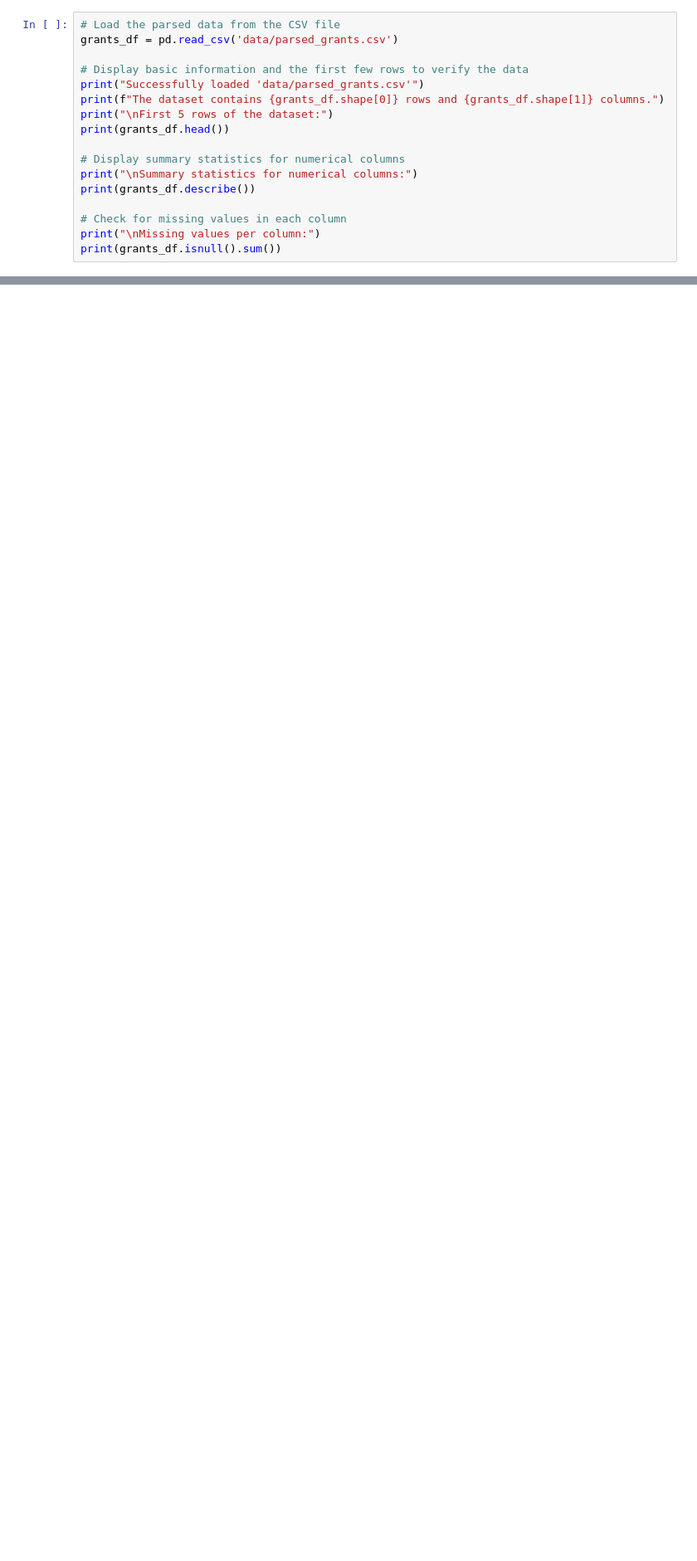
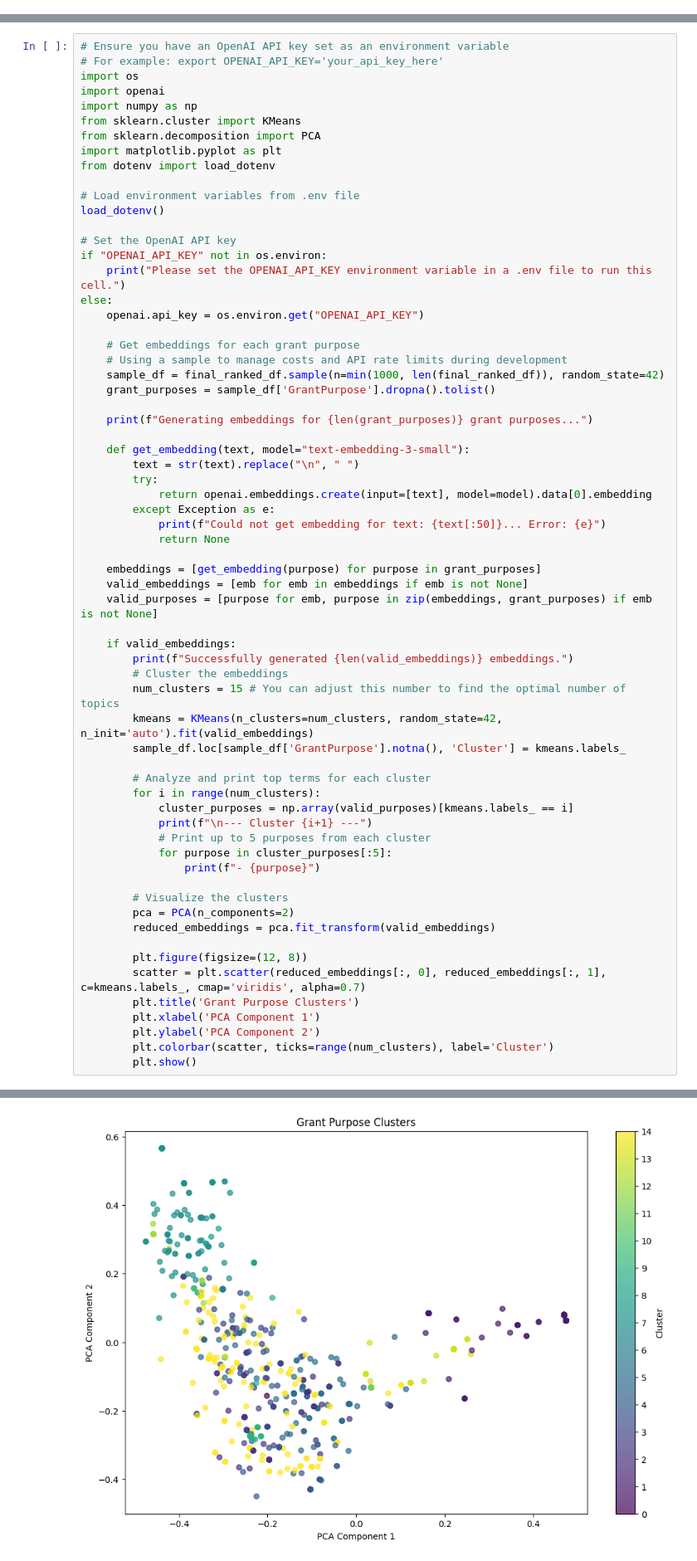
Before and after one commit to bklosk/project-donors, a Jupyter notebook: analysis.ipynb, the cells around one changed output, grey strips where cells are left out. Shown: that part at 83% size. Saved outputs shown, nothing was run; the diff lists cells and outputs as text; blank space fills up the shorter version.

```diff
--- a/analysis.ipynb
+++ b/analysis.ipynb
@@ -38,20 +38,3 @@ RecipientZIP       327376
 GrantAmount             0
 GrantPurpose         7388
 dtype: int64
-# %%
-# Load the parsed data from the CSV file
-grants_df = pd.read_csv('data/parsed_grants.csv')
-
-# Display basic information and the first few rows to verify the data
-print("Successfully loaded 'data/parsed_grants.csv'")
-print(f"The dataset contains {grants_df.shape[0]} rows and {grants_df.shape[1]} columns.")
-print("\nFirst 5 rows of the dataset:")
-print(grants_df.head())
-
-# Display summary statistics for numerical columns
-print("\nSummary statistics for numerical columns:")
-print(grants_df.describe())
-
-# Check for missing values in each column
-print("\nMissing values per column:")
-print(grants_df.isnull().sum())
@@ -160,0 +108,66 @@ Top 20 Kidney-Related Grants, Ranked by Filer's Average Grant Amount:
+# %%
+# Ensure you have an OpenAI API key set as an environment variable
+# For example: export OPENAI_API_KEY='your_api_key_here'
+import os
+import openai
+import numpy as np
+from sklearn.cluster import KMeans
+from sklearn.decomposition import PCA
+import matplotlib.pyplot as plt
+from dotenv import load_dotenv
+
+# Load environment variables from .env file
+load_dotenv()
+
+# Set the OpenAI API key
+if "OPENAI_API_KEY" not in os.environ:
+    print("Please set the OPENAI_API_KEY environment variable in a .env file to run this cell.")
+else:
+    openai.api_key = os.environ.get("OPENAI_API_KEY")
+
+    # Get embeddings for each grant purpose
+    # Using a sample to manage costs and API rate limits during development
+    sample_df = final_ranked_df.sample(n=min(1000, len(final_ranked_df)), random_state=42)
+    grant_purposes = sample_df['GrantPurpose'].dropna().tolist()
+
+    print(f"Generating embeddings for {len(grant_purposes)} grant purposes...")
+
+    def get_embedding(text, model="text-embedding-3-small"):
+        text = str(text).replace("\n", " ")
+        try:
+            return openai.embeddings.create(input=[text], model=model).data[0].embedding
+        except Exception as e:
+            print(f"Could not get embedding for text: {text[:50]}... Error: {e}")
+            return None
+
+    embeddings = [get_embedding(purpose) for purpose in grant_purposes]
+    valid_embeddings = [emb for emb in embeddings if emb is not None]
+    valid_purposes = [purpose for emb, purpose in zip(embeddings, grant_purposes) if emb is not None]
+
+    if valid_embeddings:
+        print(f"Successfully generated {len(valid_embeddings)} embeddings.")
+        # Cluster the embeddings
+        num_clusters = 15 # You can adjust this number to find the optimal number of topics
+        kmeans = KMeans(n_clusters=num_clusters, random_state=42, n_init='auto').fit(valid_embeddings)
+        sample_df.loc[sample_df['GrantPurpose'].notna(), 'Cluster'] = kmeans.labels_
+
+        # Analyze and print top terms for each cluster
+        for i in range(num_clusters):
+            cluster_purposes = np.array(valid_purposes)[kmeans.labels_ == i]
+            print(f"\n--- Cluster {i+1} ---")
+            # Print up to 5 purposes from each cluster
+            for purpose in cluster_purposes[:5]:
+                print(f"- {purpose}")
+
+        # Visualize the clusters
+        pca = PCA(n_components=2)
+        reduced_embeddings = pca.fit_transform(valid_embeddings)
+
+        plt.figure(figsize=(12, 8))
+        scatter = plt.scatter(reduced_embeddings[:, 0], reduced_embeddings[:, 1], c=kmeans.labels_, cmap='viridis', alpha=0.7)
+        plt.title('Grant Purpose Clusters')
+        plt.xlabel('PCA Component 1')
+        plt.ylabel('PCA Component 2')
+        plt.colorbar(scatter, ticks=range(num_clusters), label='Cluster')
+        plt.show()
+# %% [output]
@@ -160,0 +191 @@ Top 20 Kidney-Related Grants, Ranked by Filer's Average Grant Amount:
+[figure, added]
```
Also changed, not shown: parts of 4 cells of this notebook.
